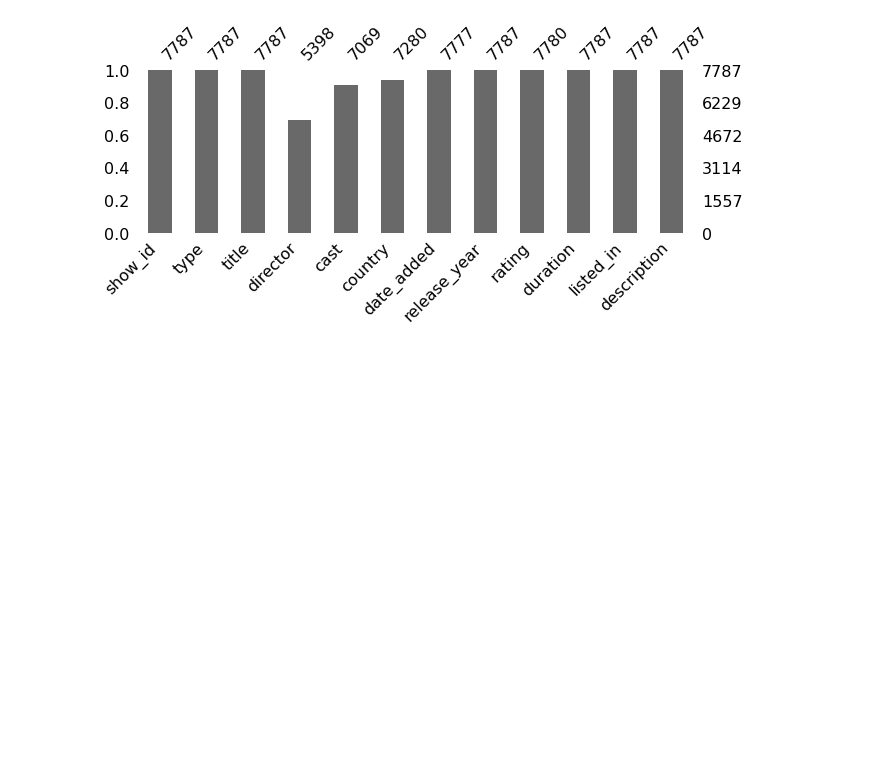
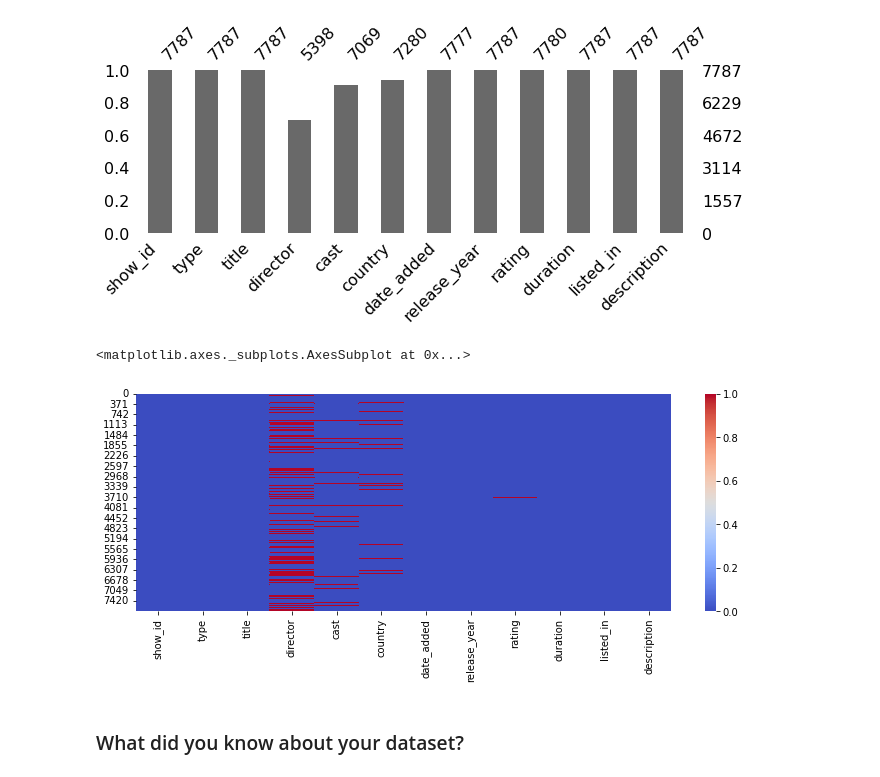
Before and after one commit to Navneet2409/netflix-movies-and-tv-shows-clustering, a Jupyter notebook: Netflix_Notebook_Navneet_Keshri.ipynb, the cells around one changed output. Drawn from its saved outputs; the diff is of its cells as text; code cells hidden in the pictures; blank space fills up the shorter version.

```diff
--- a/Netflix_Notebook_Navneet_Keshri.ipynb
+++ b/Netflix_Notebook_Navneet_Keshri.ipynb
@@ -241,3 +243,12 @@ msno.bar(netflix_df, figsize=(10,3))
 # %% [output]
 <matplotlib.axes._subplots.AxesSubplot at 0x...>
 [figure]
+# %%
+# Visualizing the missing values using Heatmap
+plt.figure(figsize=(12,4))
+sns.heatmap(netflix_df.isna(), cmap = 'coolwarm')
+# %% [output]
+<matplotlib.axes._subplots.AxesSubplot at 0x...>
+[figure, added]
+# %% [markdown]
+### What did you know about your dataset?
```
Also changed, not shown: parts of 14 cells of this notebook.
